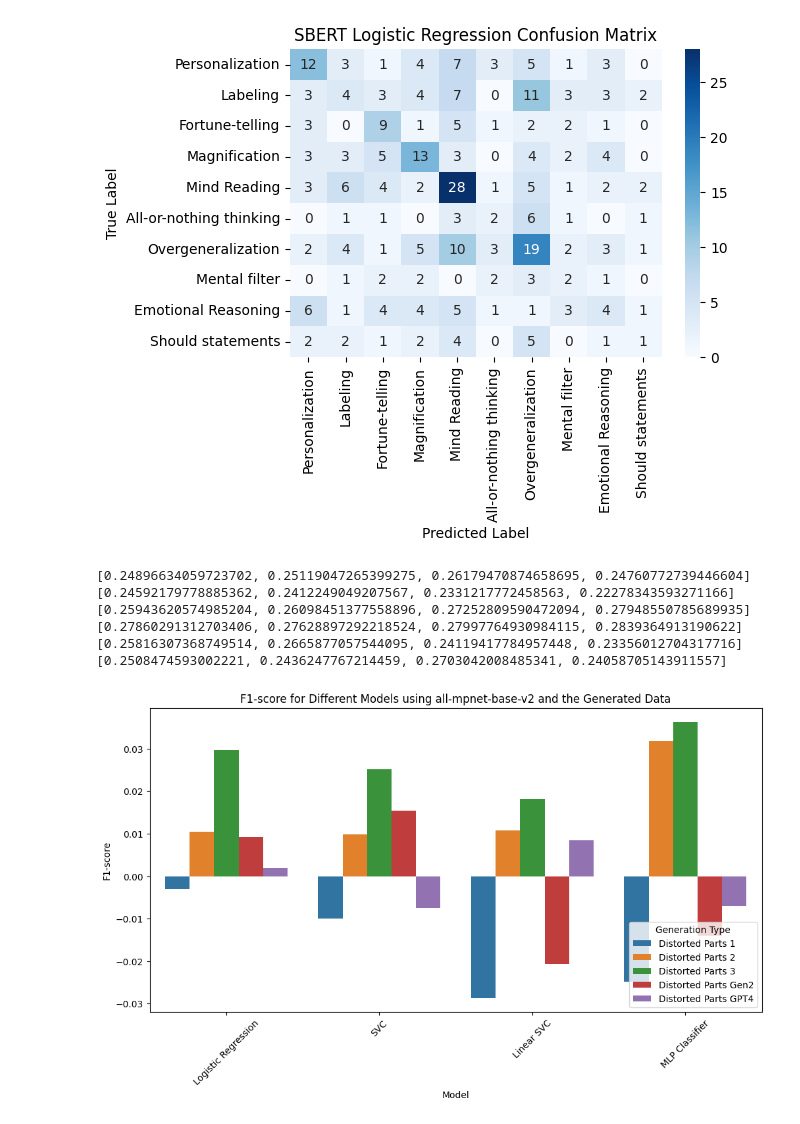
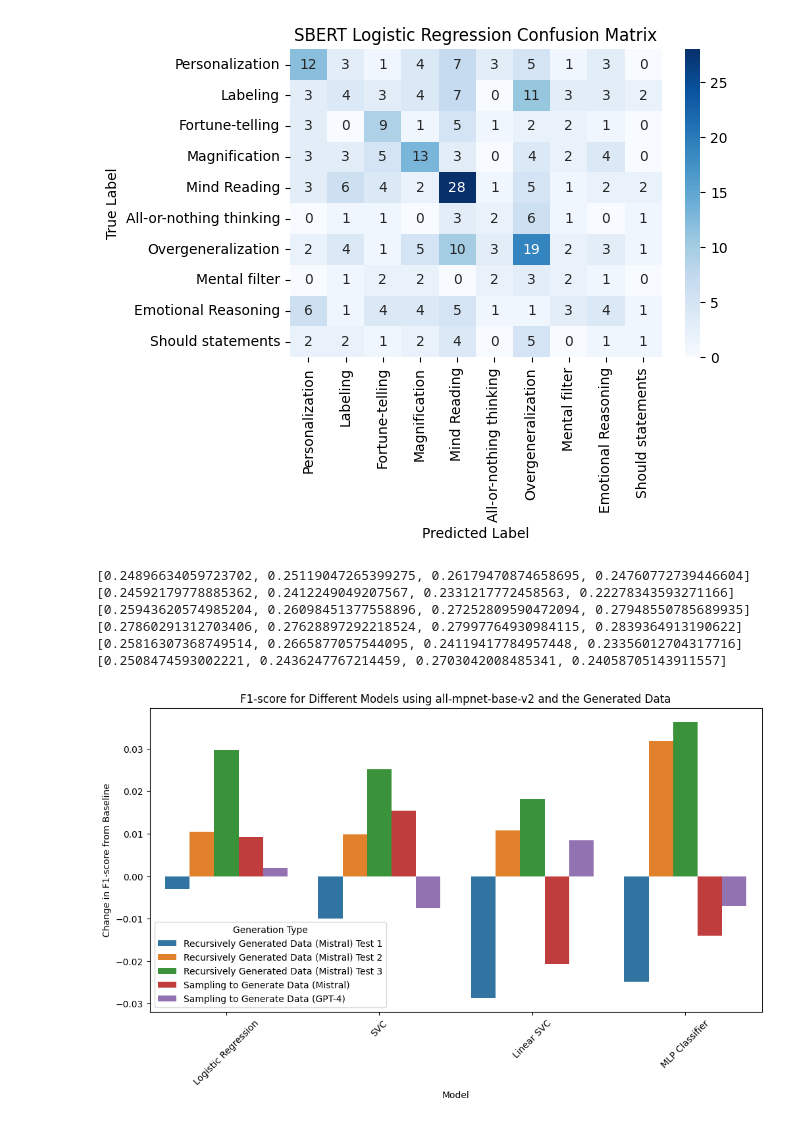
Before and after one commit to cmulholla/QUEST-Distortions, a Jupyter notebook: genDistortionClassification.ipynb, the cells around one changed output. Drawn from its saved outputs; the diff is of its cells as text; code cells hidden in the pictures.

```diff
--- a/genDistortionClassification.ipynb
+++ b/genDistortionClassification.ipynb
@@ -55,7 +55,7 @@ labels = distortion_data['Dominant Distortion'].unique()
 #plt.show()
 # %%
 # load the generated data from "distorted_parts5sample150.csv" to add to the training data
-generated_data = pd.read_csv('distorted_parts3.csv')
+generated_data = pd.read_csv('distorted_parts2.csv')
 generated_data = generated_data.dropna()
 generated_data = generated_data.reset_index(drop=True)
 
@@ -403,42 +400,47 @@ f1_scores_distorted_parts3_diff = [f1_scores_distorted_parts3[i] - f1_scores_bas
 f1_scores_distorted_partsGen2_diff = [f1_scores_distorted_partsGen2[i] - f1_scores_baseline[i] for i in range(len(f1_scores_baseline))]
 f1_scores_distorted_partsGPT4_diff = [f1_scores_distorted_partsGPT4[i] - f1_scores_baseline[i] for i in range(len(f1_scores_baseline))]
 
+import matplotlib.pyplot as plt
+import seaborn as sns
+import pandas as pd
+import numpy as np
+
 # combine the F1-scores into a single pandas dataframe with the model and generation type
 f1_scores_df = pd.DataFrame({
     'Model': ['Logistic Regression', 'SVC', 'Linear SVC', 'MLP Classifier'],
     'Baseline': f1_scores_baseline,
     'Distorted Parts 1': f1_scores_distorted_parts1,
     'Distorted Parts 2': f1_scores_distorted_parts2,
     'Distorted Parts 3': f1_scores_distorted_parts3,
     'Distorted Parts Gen2': f1_scores_distorted_partsGen2,
     'Distorted Parts GPT4': f1_scores_distorted_partsGPT4
 })
 
 f1_scores_diff_df = pd.DataFrame({
     'Model': ['Logistic Regression', 'SVC', 'Linear SVC', 'MLP Classifier'],
-    'Distorted Parts 1': f1_scores_distorted_parts1_diff,
-    'Distorted Parts 2': f1_scores_distorted_parts2_diff,
-    'Distorted Parts 3': f1_scores_distorted_parts3_diff,
-    'Distorted Parts Gen2': f1_scores_distorted_partsGen2_diff,
-    'Distorted Parts GPT4': f1_scores_distorted_partsGPT4_diff
+    'Recursively Generated Data (Mistral) Test 1': f1_scores_distorted_parts1_diff,
+    'Recursively Generated Data (Mistral) Test 2': f1_scores_distorted_parts2_diff,
+    'Recursively Generated Data (Mistral) Test 3': f1_scores_distorted_parts3_diff,
+    'Sampling to Generate Data (Mistral)': f1_scores_distorted_partsGen2_diff,
+    'Sampling to Generate Data (GPT-4)': f1_scores_distorted_partsGPT4_diff
 })
 
 import matplotlib.pyplot as plt
 import seaborn as sns
 
 # graph the F1-scores compared to the baseline
 plt.figure(figsize=(12, 6))
 sns.barplot(data=f1_scores_diff_df.melt('Model'), x='Model', y='value', hue='variable')
 plt.xticks(rotation=45)
-plt.ylabel('F1-score')
+plt.ylabel('Change in F1-score from Baseline')
 plt.title('F1-score for Different Models using all-mpnet-base-v2 and the Generated Data')
-plt.legend(title='Generation Type', loc='lower right')
+plt.legend(title='Generation Type', loc='lower left')
 plt.show()
 # %% [output]
 [0.24896634059723702, 0.25119047265399275, 0.26179470874658695, 0.24760772739446604]
 [0.24592179778885362, 0.2412249049207567, 0.2331217772458563, 0.22278343593271166]
 [0.25943620574985204, 0.26098451377558896, 0.27252809590472094, 0.27948550785689935]
 [0.27860291312703406, 0.27628897292218524, 0.27997764930984115, 0.2839364913190622]
 [0.25816307368749514, 0.2665877057544095, 0.24119417784957448, 0.23356012704317716]
 [0.2508474593002221, 0.2436247767214459, 0.2703042008485341, 0.24058705143911557]
-[figure, old version]
+[figure, new version]
```
Also changed, not shown: parts of 3 cells of this notebook, 54 other files.
